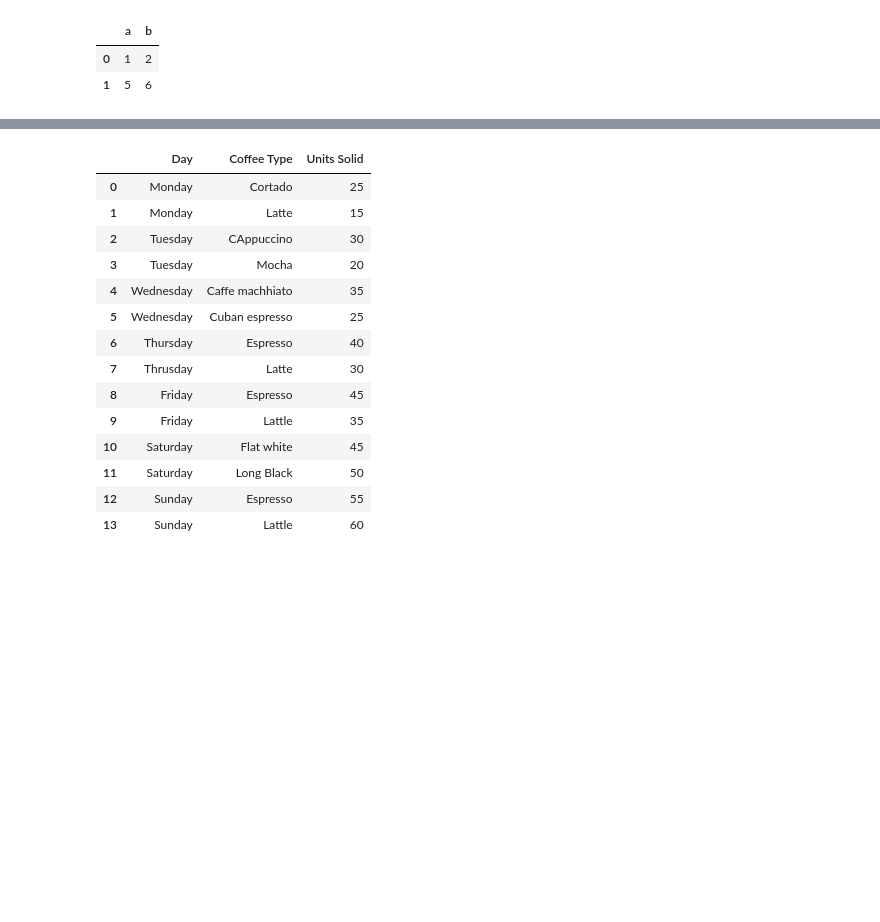
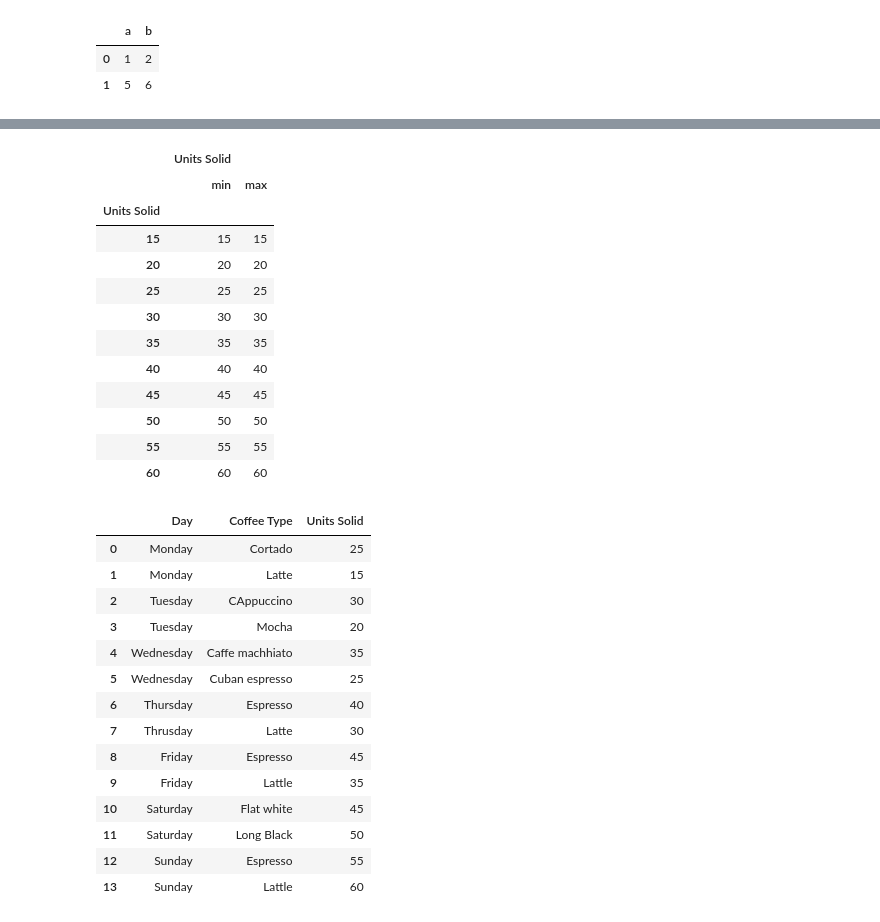
Before and after one commit to 960Subhamsingh/Data-Sciences, a Jupyter notebook: pandas/03-DataFrame/dataframe.ipynb, the cells around one changed output, grey strips where cells are left out. Cells and saved outputs as stored; diff of their text form; code cells hidden in the pictures; blank space fills up the shorter version.

```diff
--- a/pandas/03-DataFrame/dataframe.ipynb
+++ b/pandas/03-DataFrame/dataframe.ipynb
@@ -98,3 +118,19 @@ coffees = pd.DataFrame({'Day':['Monday','Monday','Tuesday','Tuesday','Wednesday'
+# %%
+coffees.groupby('Units Solid').agg({'Units Solid' : ['min','max']})
+# %% [output]
+|  | Units Solid |  |
+|  | min | max |
+| Units Solid |  |  |
+| 15 | 15 | 15 |
+| 20 | 20 | 20 |
+| 25 | 25 | 25 |
+| 30 | 30 | 30 |
+| 35 | 35 | 35 |
+| 40 | 40 | 40 |
+| 45 | 45 | 45 |
+| 50 | 50 | 50 |
+| 55 | 55 | 55 |
+| 60 | 60 | 60 |
 # %%
 coffees
 # %% [output]
```
Also changed, not shown: parts of 2 cells of this notebook, 4 other files.
